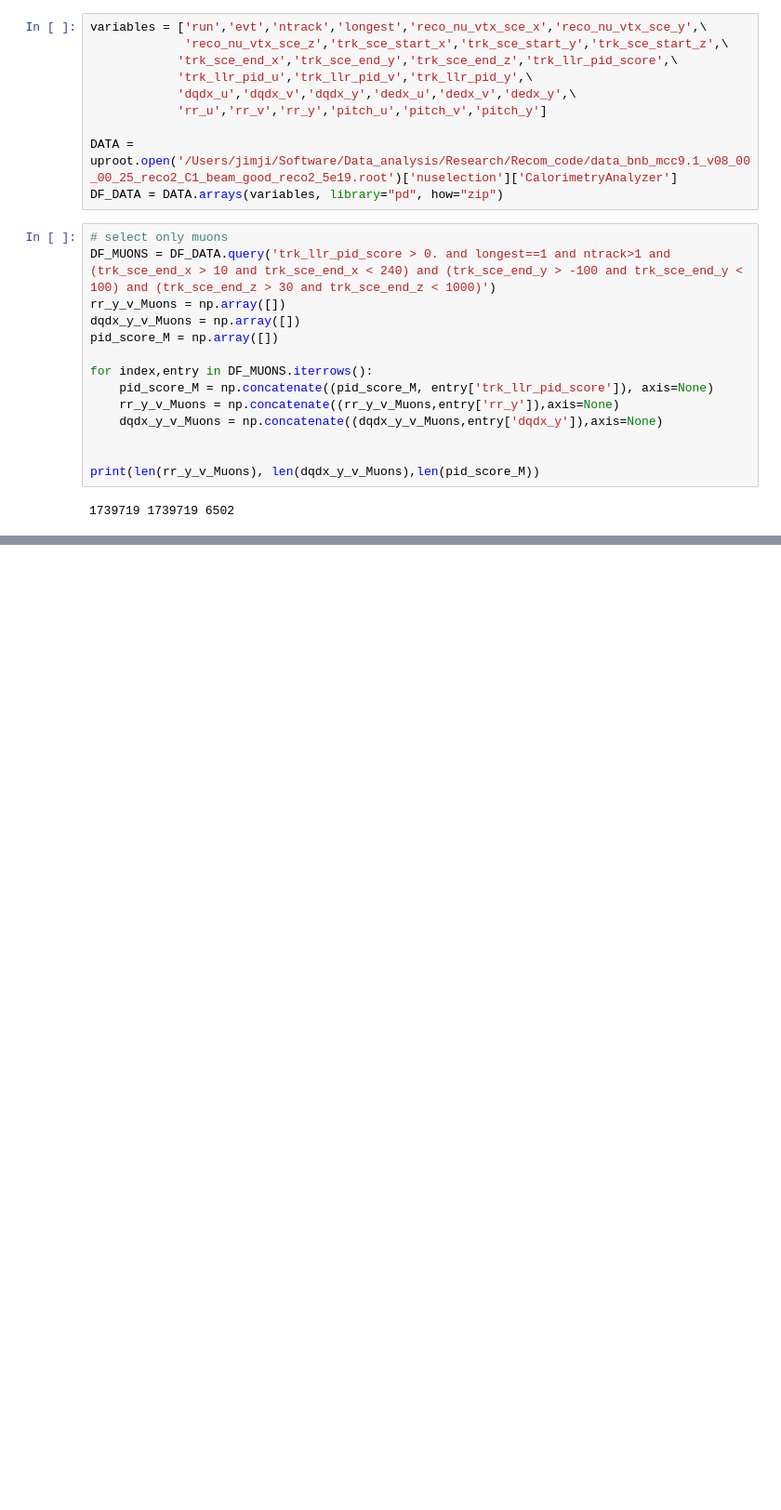
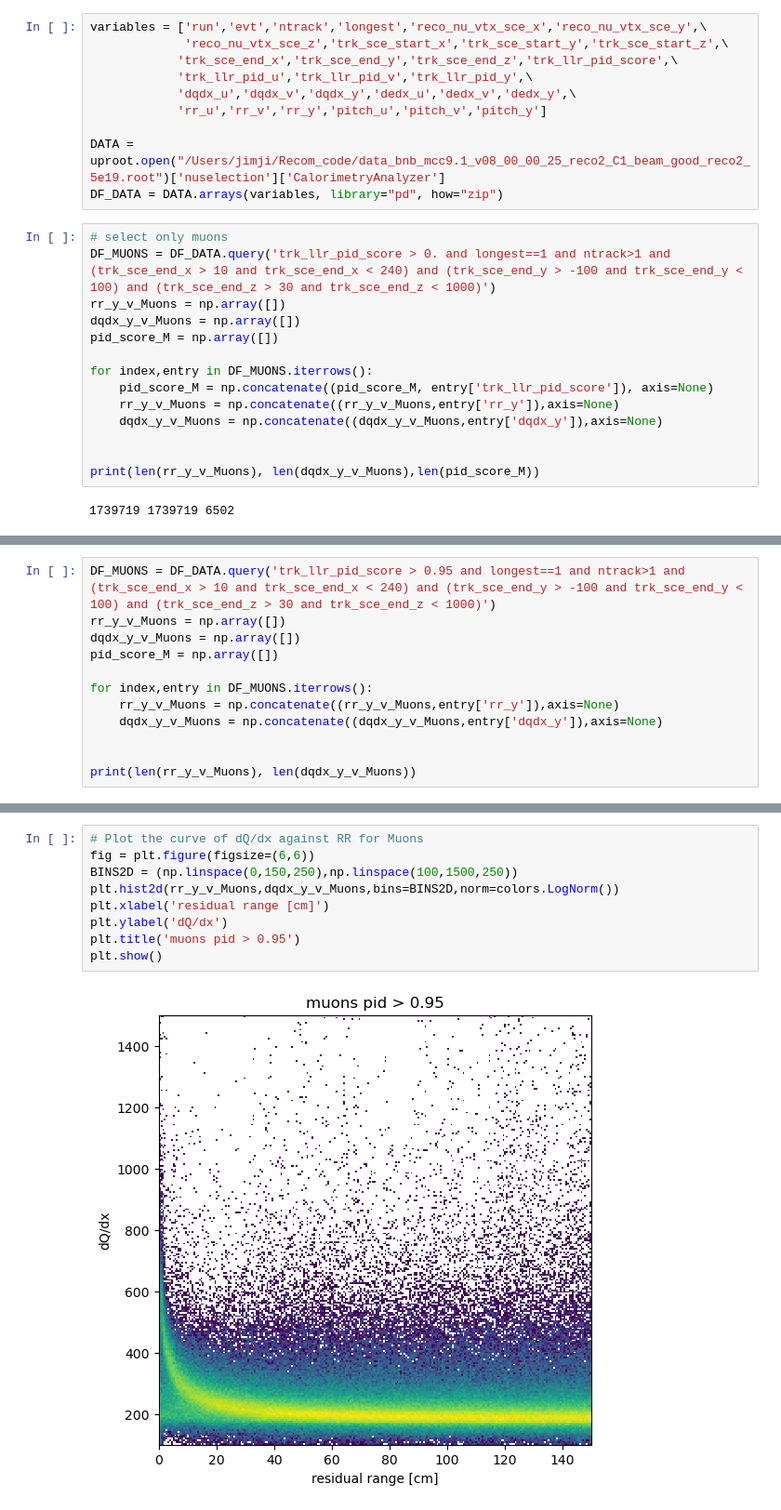
Before and after one commit to Jimdunno/dedx_Muon_Proton, a Jupyter notebook: Muon_dedx.ipynb, the cells around one changed output, grey strips where cells are left out. Shown at 93% size. Drawn from its saved outputs; the diff is of its cells as text; blank space fills up the shorter version.

```diff
--- a/Muon_dedx.ipynb
+++ b/Muon_dedx.ipynb
@@ -131,7 +128,7 @@ variables = ['run','evt','ntrack','longest','reco_nu_vtx_sce_x','reco_nu_vtx_sce
             'dqdx_u','dqdx_v','dqdx_y','dedx_u','dedx_v','dedx_y',\
             'rr_u','rr_v','rr_y','pitch_u','pitch_v','pitch_y']
 
-DATA = uproot.open('/Users/jimji/Software/Data_analysis/Research/Recom_code/data_bnb_mcc9.1_v08_00_00_25_reco2_C1_beam_good_reco2_5e19.root')['nuselection']['CalorimetryAnalyzer']
+DATA = uproot.open("/Users/jimji/Recom_code/data_bnb_mcc9.1_v08_00_00_25_reco2_C1_beam_good_reco2_5e19.root")['nuselection']['CalorimetryAnalyzer']
 DF_DATA = DATA.arrays(variables, library="pd", how="zip")
 # %%
 # select only muons
@@ -159,0 +157,12 @@ print(len(dEdx_Muons))
+# %%
+DF_MUONS = DF_DATA.query('trk_llr_pid_score > 0.95 and longest==1 and ntrack>1 and (trk_sce_end_x > 10 and trk_sce_end_x < 240) and (trk_sce_end_y > -100 and trk_sce_end_y < 100) and (trk_sce_end_z > 30 and trk_sce_end_z < 1000)')
+rr_y_v_Muons = np.array([])
+dqdx_y_v_Muons = np.array([])
+pid_score_M = np.array([])
+
+for index,entry in DF_MUONS.iterrows():
+    rr_y_v_Muons = np.concatenate((rr_y_v_Muons,entry['rr_y']),axis=None)
+    dqdx_y_v_Muons = np.concatenate((dqdx_y_v_Muons,entry['dqdx_y']),axis=None)
+
+
+print(len(rr_y_v_Muons), len(dqdx_y_v_Muons))
@@ -159,0 +178,11 @@ print(len(dEdx_Muons))
+# %%
+# Plot the curve of dQ/dx against RR for Muons
+fig = plt.figure(figsize=(6,6))
+BINS2D = (np.linspace(0,150,250),np.linspace(100,1500,250))
+plt.hist2d(rr_y_v_Muons,dqdx_y_v_Muons,bins=BINS2D,norm=colors.LogNorm())
+plt.xlabel('residual range [cm]')
+plt.ylabel('dQ/dx')
+plt.title('muons pid > 0.95')
+plt.show()
+# %% [output]
+[figure, added]
```
Also changed, not shown: parts of 6 cells of this notebook.
